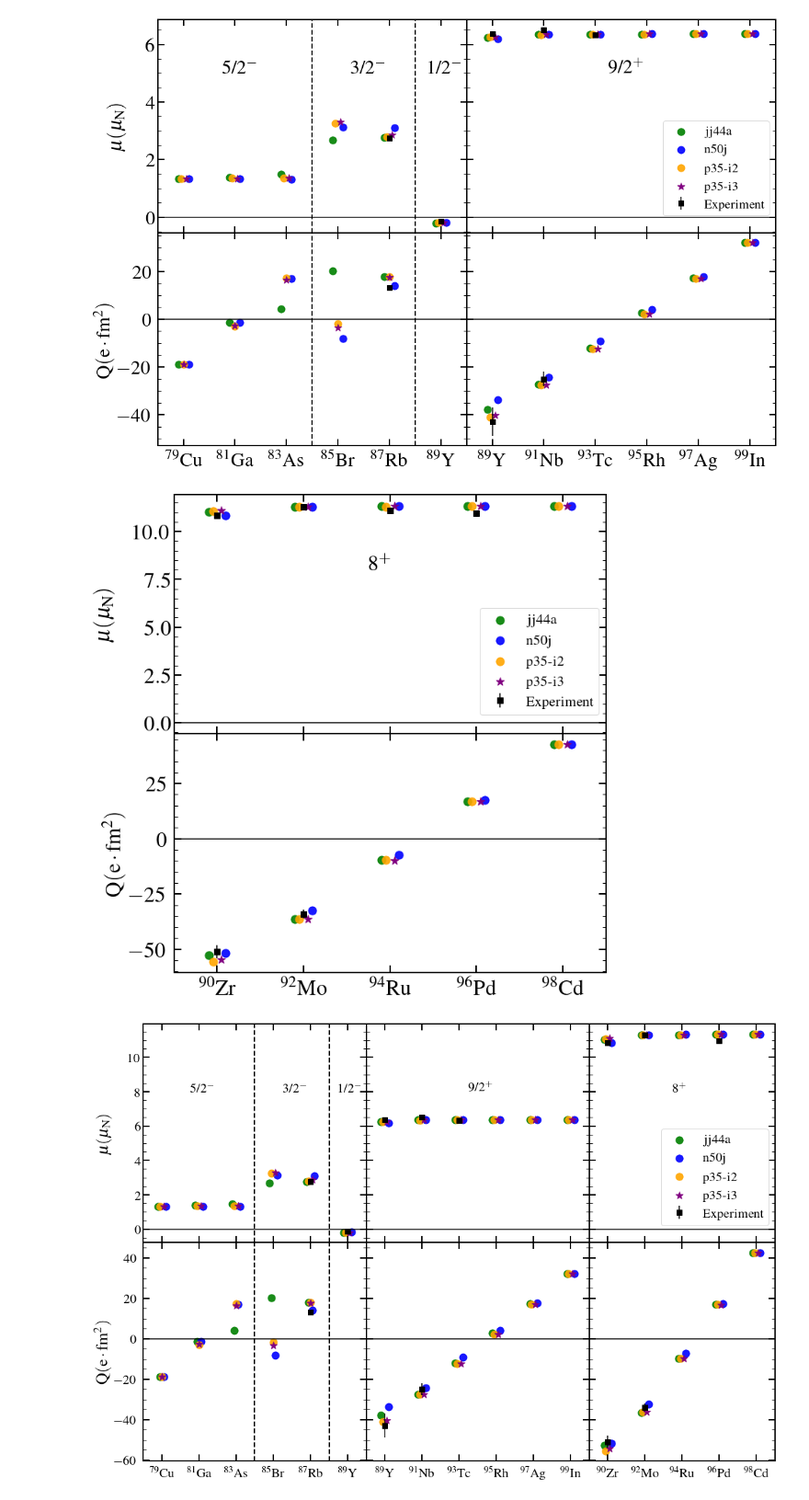
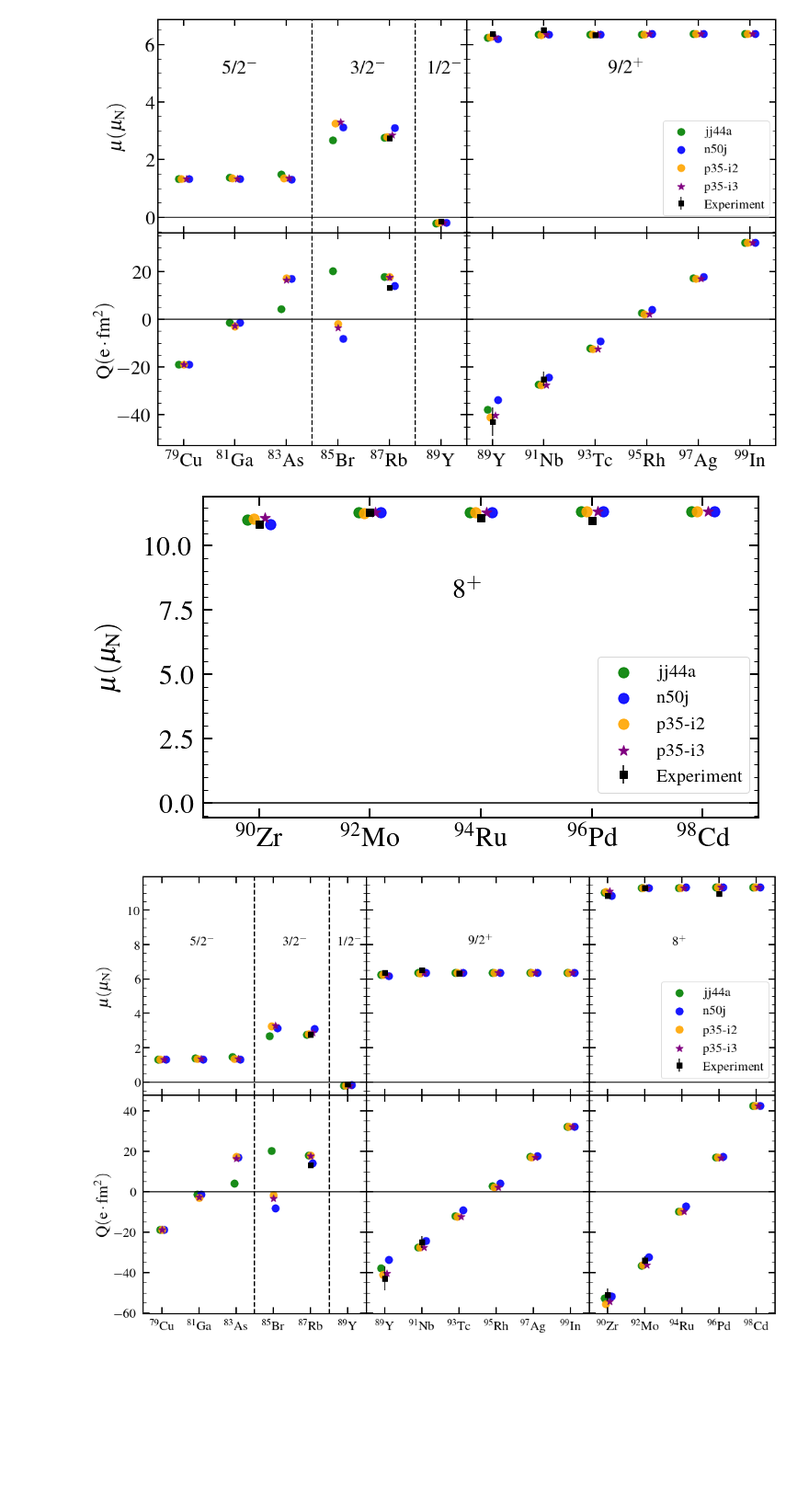
Before and after one commit to JordanPurcell/Research, a Jupyter notebook: plots/EM_properties.ipynb, the cells around one changed output. Shown: that part at 92% size. Cells and saved outputs as stored; diff of their text form; code cells hidden in the pictures; blank space fills up the shorter version.

Commit message:
Fixed Plot
Added tick labels to muExcited plot

```diff
--- a/plots/EM_properties.ipynb
+++ b/plots/EM_properties.ipynb
@@ -388,16 +388,16 @@ plt.show()
 # %%
 mu_i3_6plus = [8.31391, 8.46106, 8.47682, 8.49259, 8.50310]
 # %%
-#f, ax = plt.subplots(3,2, sharex='col', sharey='row', gridspec_kw={'width_ratios': [2, 1]})
-f, ax = plt.subplots(2,1, sharex='col', sharey='row', gridspec_kw={'width_ratios':[6]}, squeeze=False)
+#f, ax = plt.subplots(2,1, sharex='col', sharey='row', gridspec_kw={'width_ratios':[6]}, squeeze=False)
+f, ax = plt.subplots(2,1, sharey='row', gridspec_kw={'width_ratios':[6]}, squeeze=False)     # Use this for isolating subplots
 f.set_figwidth(10)
 f.set_figheight(10)
 
-plt.setp(ax[1][0], xticks=m8_A, xticklabels=m8_ticks)
+plt.setp(ax[0][0], xticks=m8_A, xticklabels=m8_ticks)
 
 xodd = [i for i in range(A_odd[0]-1, A_odd[len(A_odd)-1]+2)]
 xeven = [i for i in range(A_even[0]-1, A_even[len(A_even)-1]+3)]
-ax[1][0].set_xlim(89,99)
+ax[0][0].set_xlim(89,99)
 ax[0][0].plot(xeven, np.zeros(len(xeven)), color='black', linestyle='solid')
 ax[1][0].plot(xeven, np.zeros(len(xeven)), color='black', linestyle='solid')
 
@@ -407,34 +407,37 @@ ax[0][0].scatter([m8_A[i] - 0.1 for i in range(len(m8_A))], even_mu8[2], color='
 ax[0][0].scatter([m8_A[i] + 0.1 for i in range(len(m8_A))], even_mu8[3], color='purple', marker='*', s = 135, label='p35-i3')
 ax[0][0].errorbar([90, 92, 94, 96], [10.84, 11.30, 1.387*8, 10.97], yerr=[0.06, 0.05, 0.005*8, 0.06],
                     fmt='s', mfc='black', mec='black', ecolor='black', ms=8, label='Experiment')
 
 #ax[0][0].scatter([m8_A[i] + 0.1 for i in range(len(m8_A))], mu_i3_6plus, color='purple', marker='*', s = 135, label='p35-i3')
 
 ax[1][0].scatter([m8_A[i] - 0.2 for i in range(len(m8_A))], even_Q8[0], color='green', s = 125, label='jj44a', alpha=0.9)
 ax[1][0].scatter([m8_A[i] + 0.2 for i in range(len(m8_A))], even_Q8[1], color='blue',  s = 125, label='n50j', alpha=0.9)
 ax[1][0].scatter([m8_A[i] - 0.1 for i in range(len(m8_A))], even_Q8[2], color='orange', s = 125, label='p35-i2', alpha=0.9)
 ax[1][0].scatter([m8_A[i] + 0.1 for i in range(len(m8_A))], even_Q8[3], color='purple', marker='*', s = 135, label='p35-i3')
 ax[1][0].errorbar([90, 92], [-51, -34], yerr=[3, 2],
                     fmt='s', mfc='black', mec='black', ecolor='black', ms=8, label='Experiment')
 
 ax[0][0].tick_params(which="major", direction="in", right=True, top=True, length=10, width=2, labelsize=30)
 ax[0][0].tick_params(which="minor", direction="in", right=True, top=True, length=5, width=1, labelsize=30)
 ax[1][0].tick_params(which="major", direction="in", right=True, top=True, length=10, width=2, labelsize=30, pad = 10)
 ax[1][0].tick_params(which="minor", direction="in", right=True, top=True, length=5, width=1, labelsize=30)
 
+ax[1][0].set_visible(False)                # Option for isolating subplot
+
 ax[0][0].set_ylabel('$\mathrm{\mu(\mu_{N})}$', labelpad=25, fontsize=30)
 ax[1][0].set_ylabel('$\mathrm{Q(e \cdot fm^2)}$', fontsize=30)
 
 ax[0][0].text(93.5, 8, '8$^{+}$', fontsize = 30)
 ax[0][0].legend(fontsize=20, bbox_to_anchor=(1, 0.05), loc="lower right").set_alpha(1)
 
+ax[0][0].tick_params(pad=10)
 plt.tight_layout()
 plt.subplots_adjust(wspace=0, hspace=0)
 ax[0][0].minorticks_on()
 ax[1][0].minorticks_on()
 plt.show()
 # %% [output]
-[figure, old version]
+[figure, new version]
 # %%
 f, ax = plt.subplots(2,3, sharex='col', sharey='row', gridspec_kw={'width_ratios':[6,6,5]})
 f.set_figwidth(15)
```
Also changed, not shown: parts of 1 cell of this notebook, 1 other file.
